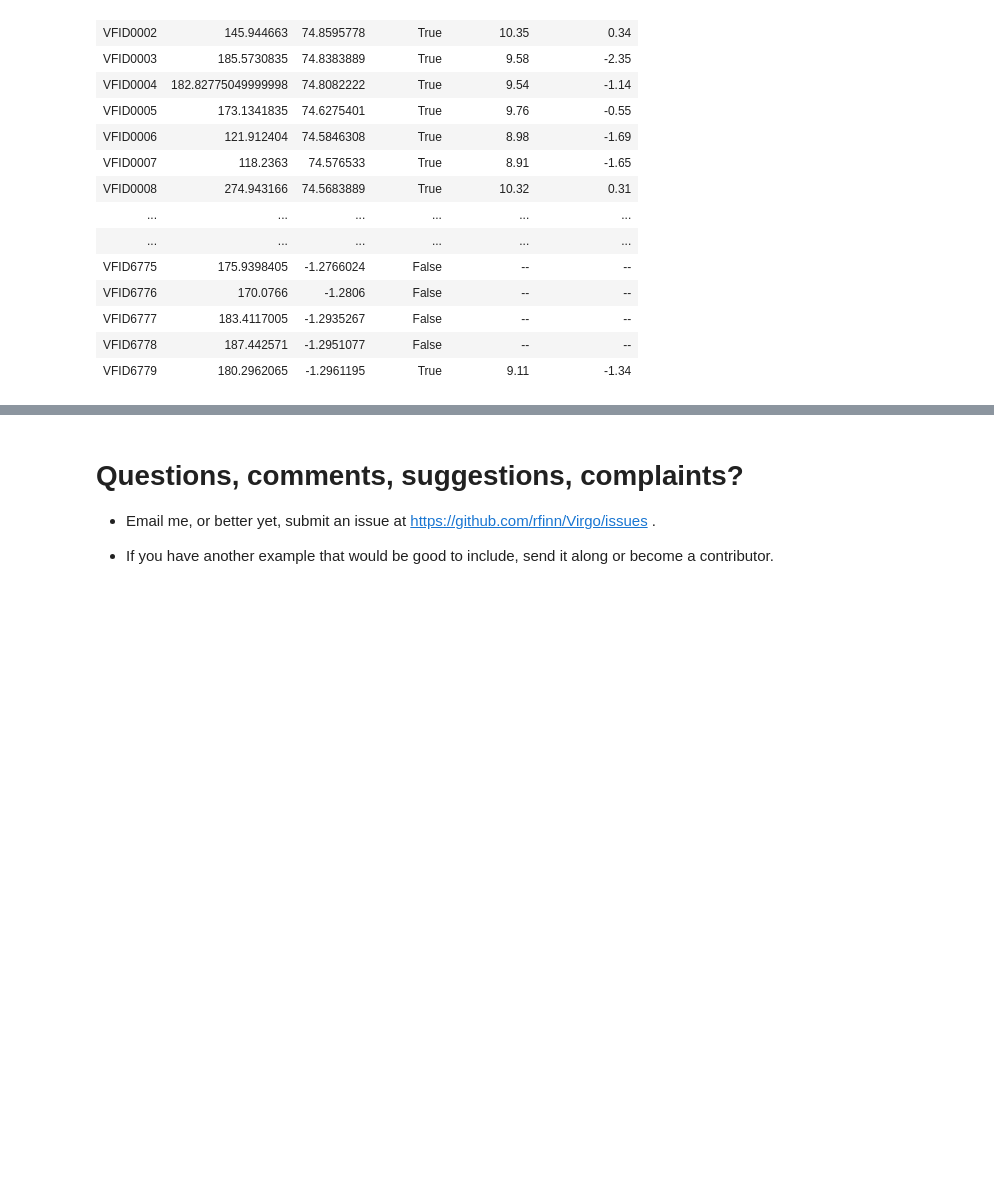
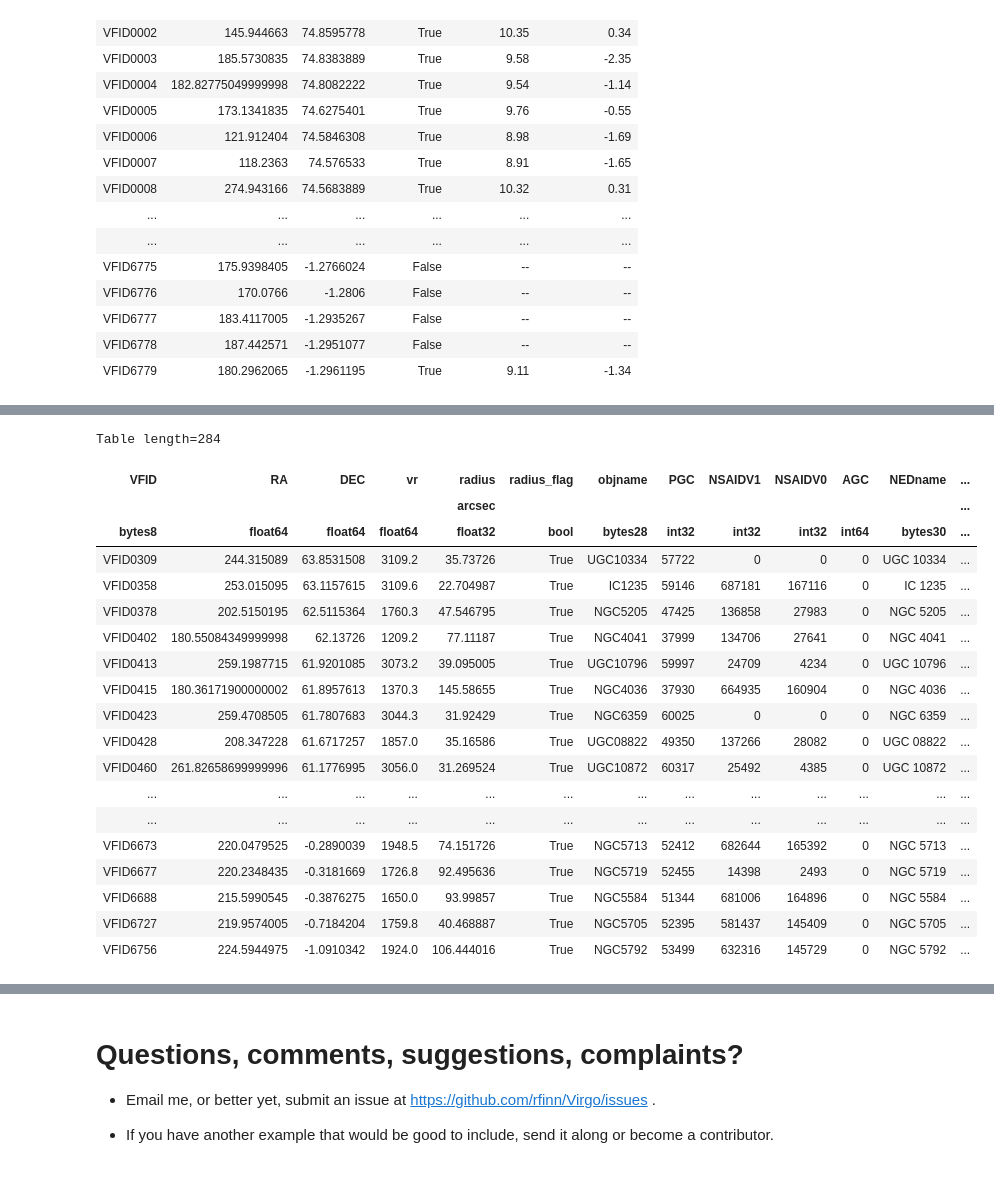
Before and after one commit to rfinn/Virgo, a Jupyter notebook: notebooks/using-vf-catalogs.ipynb, the cells around one changed output, grey strips where cells are left out. Cells and saved outputs as stored; diff of their text form; code cells hidden in the pictures; blank space fills up the shorter version.

```diff
--- a/notebooks/using-vf-catalogs.ipynb
+++ b/notebooks/using-vf-catalogs.ipynb
@@ -458,0 +514,24 @@ newtab.write(plotdir+'test_table.fits',format='fits',overwrite=True)
+# %%
+# check that the table contains what we think it should
+newtab
+# %% [output]
+Table length=284
+| VFID | RA | DEC | vr | radius | radius_flag | objname | PGC | NSAIDV1 | NSAIDV0 | AGC | NEDname | ... |
+|  |  |  |  | arcsec |  |  |  |  |  |  |  | ... |
+| bytes8 | float64 | float64 | float64 | float32 | bool | bytes28 | int32 | int32 | int32 | int64 | bytes30 | ... |
+| VFID0309 | 244.315089 | 63.8531508 | 3109.2 | 35.73726 | True | UGC10334 | 57722 | 0 | 0 | 0 | UGC 10334 | ... |
+| VFID0358 | 253.015095 | 63.1157615 | 3109.6 | 22.704987 | True | IC1235 | 59146 | 687181 | 167116 | 0 | IC 1235 | ... |
+| VFID0378 | 202.5150195 | 62.5115364 | 1760.3 | 47.546795 | True | NGC5205 | 47425 | 136858 | 27983 | 0 | NGC 5205 | ... |
+| VFID0402 | 180.55084349999998 | 62.13726 | 1209.2 | 77.11187 | True | NGC4041 | 37999 | 134706 | 27641 | 0 | NGC 4041 | ... |
+| VFID0413 | 259.1987715 | 61.9201085 | 3073.2 | 39.095005 | True | UGC10796 | 59997 | 24709 | 4234 | 0 | UGC 10796 | ... |
+| VFID0415 | 180.36171900000002 | 61.8957613 | 1370.3 | 145.58655 | True | NGC4036 | 37930 | 664935 | 160904 | 0 | NGC 4036 | ... |
+| VFID0423 | 259.4708505 | 61.7807683 | 3044.3 | 31.92429 | True | NGC6359 | 60025 | 0 | 0 | 0 | NGC 6359 | ... |
+| VFID0428 | 208.347228 | 61.6717257 | 1857.0 | 35.16586 | True | UGC08822 | 49350 | 137266 | 28082 | 0 | UGC 08822 | ... |
+| VFID0460 | 261.82658699999996 | 61.1776995 | 3056.0 | 31.269524 | True | UGC10872 | 60317 | 25492 | 4385 | 0 | UGC 10872 | ... |
+| ... | ... | ... | ... | ... | ... | ... | ... | ... | ... | ... | ... | ... |
+| ... | ... | ... | ... | ... | ... | ... | ... | ... | ... | ... | ... | ... |
+| VFID6673 | 220.0479525 | -0.2890039 | 1948.5 | 74.151726 | True | NGC5713 | 52412 | 682644 | 165392 | 0 | NGC 5713 | ... |
+| VFID6677 | 220.2348435 | -0.3181669 | 1726.8 | 92.495636 | True | NGC5719 | 52455 | 14398 | 2493 | 0 | NGC 5719 | ... |
+| VFID6688 | 215.5990545 | -0.3876275 | 1650.0 | 93.99857 | True | NGC5584 | 51344 | 681006 | 164896 | 0 | NGC 5584 | ... |
+| VFID6727 | 219.9574005 | -0.7184204 | 1759.8 | 40.468887 | True | NGC5705 | 52395 | 581437 | 145409 | 0 | NGC 5705 | ... |
+| VFID6756 | 224.5944975 | -1.0910342 | 1924.0 | 106.444016 | True | NGC5792 | 53499 | 632316 | 145729 | 0 | NGC 5792 | ... |
```
Also changed, not shown: parts of 10 cells of this notebook.
